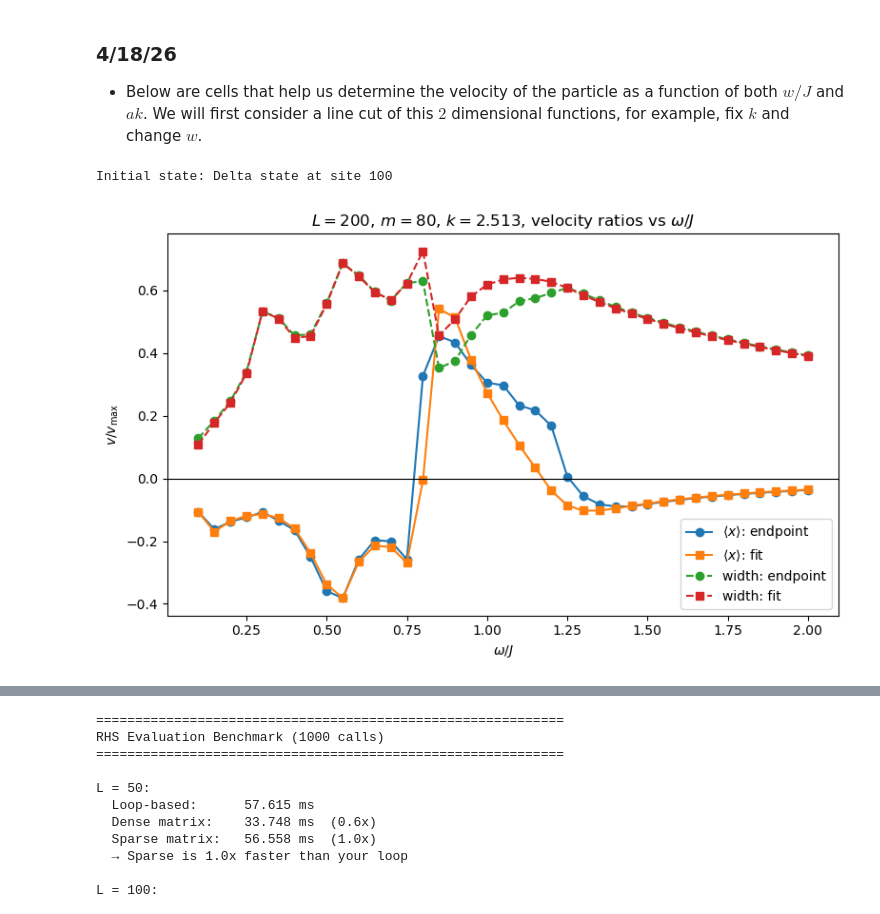
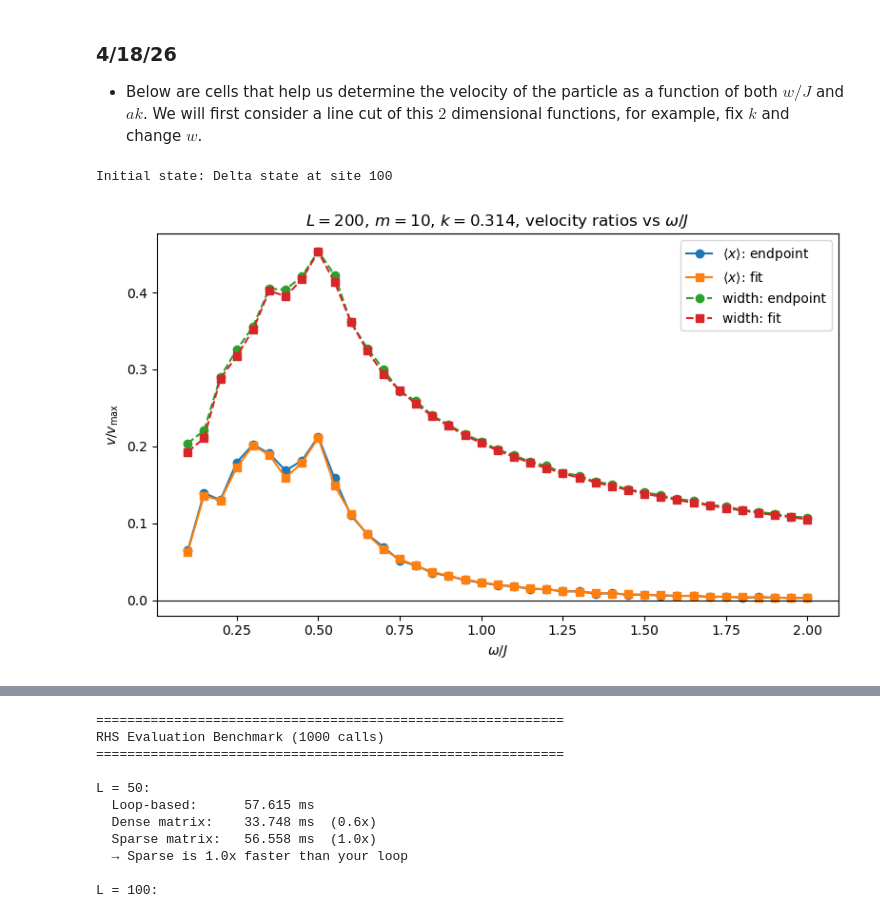
Before and after one commit to turtuledunnad/floquet_cooling, a Jupyter notebook: floquet_cooling.ipynb, the cells around one changed output, grey strips where cells are left out. Cells and saved outputs as stored; diff of their text form; code cells hidden in the pictures.

```diff
--- a/floquet_cooling.ipynb
+++ b/floquet_cooling.ipynb
@@ -330,10 +330,10 @@ def plot_basic_observables(t_eval, psi_t, L, J, omega, m):
 # %%
 L = 200          # system size
 J = 1.0          # hopping scale
-omega = 1.5     # drive frequency
+omega = 0.5     # drive frequency
 m = 10          # sets k = 2*pi*m/L
 
-t_max = 100
+t_max = 50
 n_times = 500
 
 k = allowed_k(L, m)
@@ -558,7 +558,7 @@ def sweep_omega_velocity(L, J, m, omega_over_J_values, psi0, t_max,
     Returns a dict of arrays.
     """
     k = allowed_k(L, m)
-    v_max = J   # with a=1
+    v_max = 2*J   # with a=1
 
     results = {
         "omega_over_J": [],
@@ -685,8 +685,8 @@ if __name__ == "__main__":
     # Requested parameters
     L = 200
     J = 1.0
-    m = 80
-    t_max = 100.0
+    m = 10
+    t_max = 50.0
     n_times = 500
 
     # Initial state: center in middle, moderate width
@@ -716,32 +716,32 @@ if __name__ == "__main__":
         psi0 = psi0_delta
         init_name = f"Delta state at site {x0_delta}"
 
     print(f"Initial state: {init_name}")
 
     # Sweep omega/J = 0.1, 0.2, ..., 5.0
     omega_over_J_values = np.arange(0.1, 2.0 + 1e-12, 0.05)
 
     # Run sweep
     results = sweep_omega_velocity(
         L=L,
         J=J,
         m=m,
         omega_over_J_values=omega_over_J_values,
         psi0=psi0,
         t_max=t_max,
         n_times=n_times,
         # solver="scipy"   # or "rk4", "pc"
     )
 
     # Plot requested v/v_max vs omega/J
     plot_velocity_vs_omega(results, J, title_prefix=fr"$L={L},\, m={m},\, k={allowed_k(L,m):.3f}$,")
 
     # # Optional: inspect one trajectory
     # plot_example_trajectory(
     #     L=L, J=J, omega=1.0, m=m, psi0=psi0,
     #     t_max=t_max, n_times=n_times,
     # )
 # %% [output]
 Initial state: Delta state at site 100
-[figure, old version]
+[figure, new version]
 # %%
```
Also changed, not shown: parts of 4 cells of this notebook, 1 other file.
